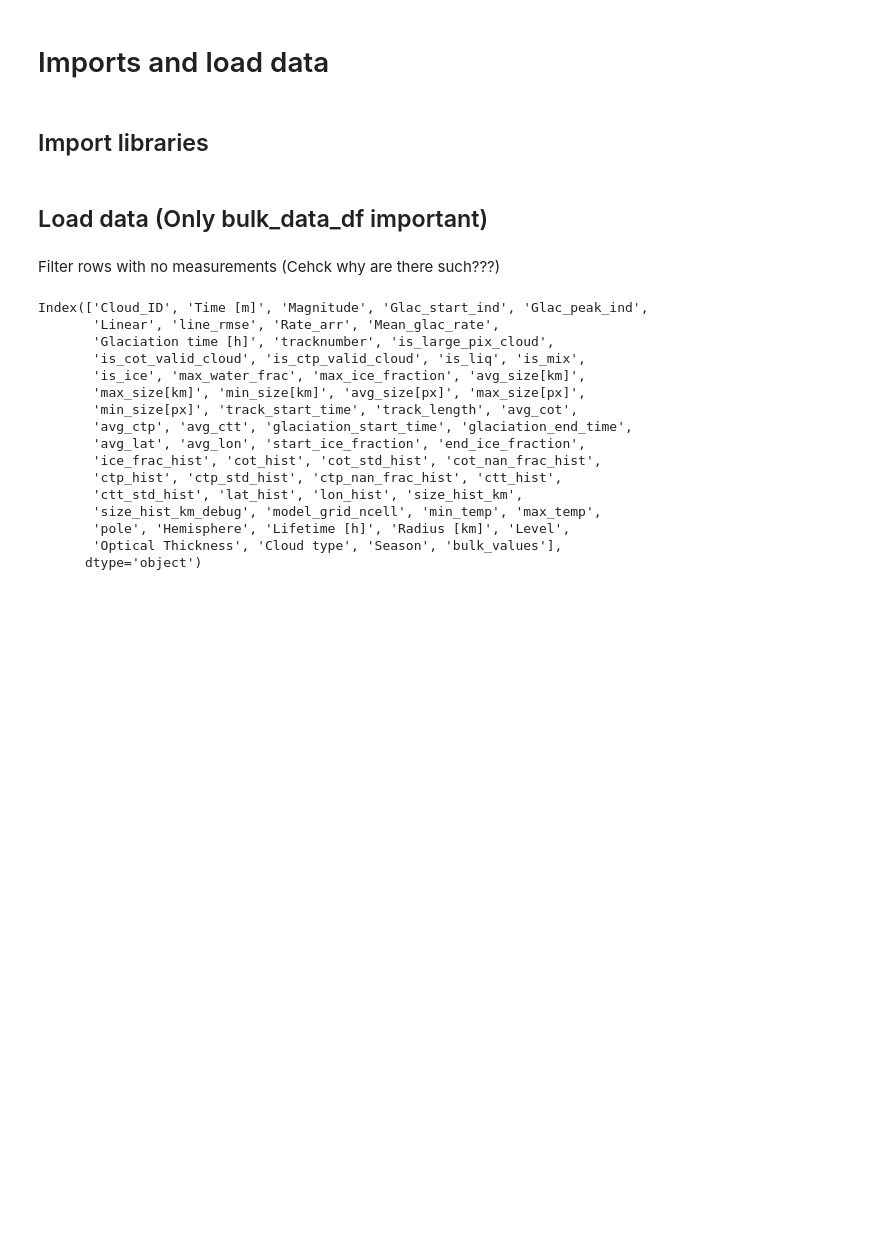
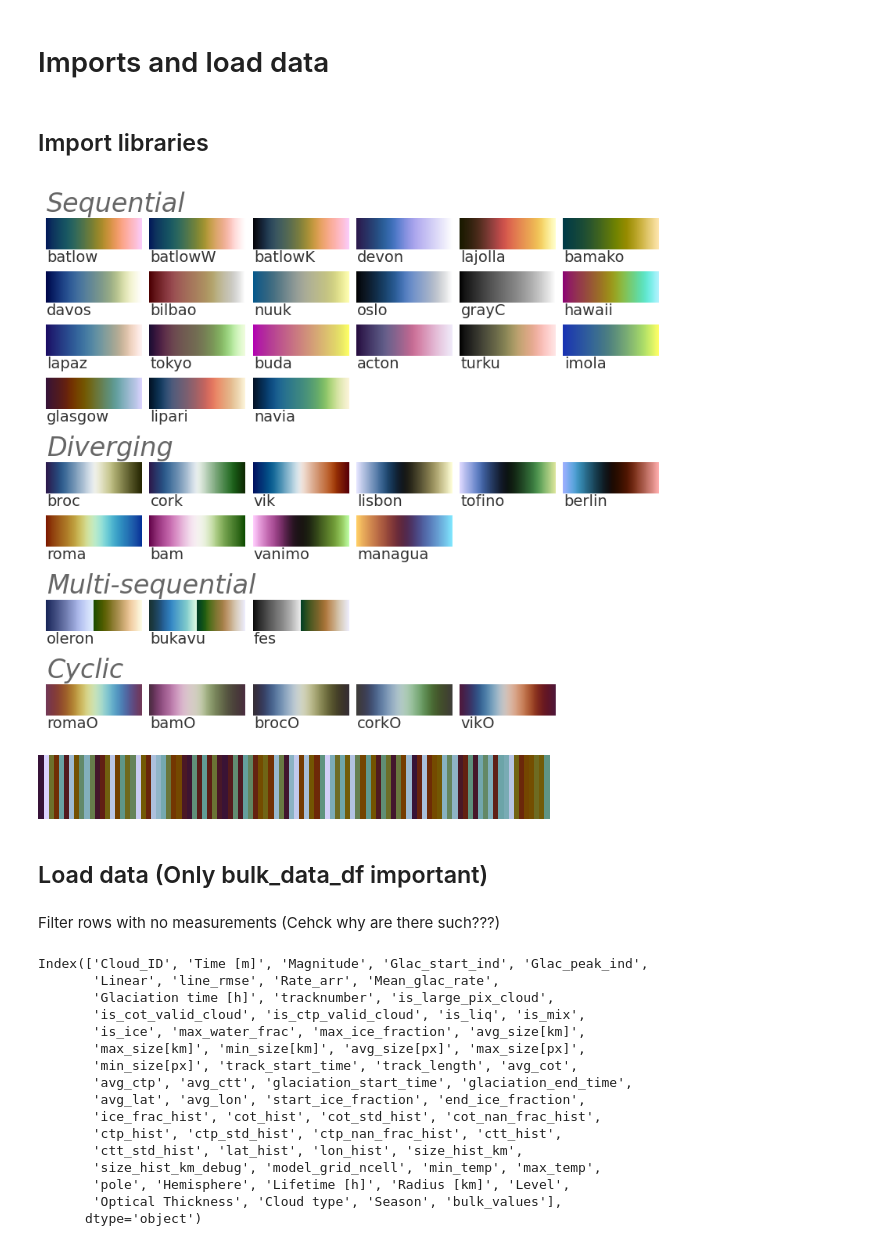
Before and after one commit to DragomirNikolov/MSGI, a Jupyter notebook: plotting/Bulk/model_bulk_weighted_means.ipynb, the cells around one changed output. Cells and saved outputs as stored; diff of their text form; code cells hidden in the pictures; blank space fills up the shorter version.

```diff
--- a/plotting/Bulk/model_bulk_weighted_means.ipynb
+++ b/plotting/Bulk/model_bulk_weighted_means.ipynb
@@ -14,6 +14,14 @@ from scipy.stats import t
 # ------------------------------------------------------------
 # Load mean IWC profile data
 # ------------------------------------------------------------
+# %%
+cm.show_cmaps()
+# %% [output]
+[figure, added]
+# %%
+cm.glasgowS
+# %% [output]
+[figure, added]
 # %%
 # Helper
 def describe(arr):
```
Also changed, not shown: parts of 7 cells of this notebook, 9 other files.
